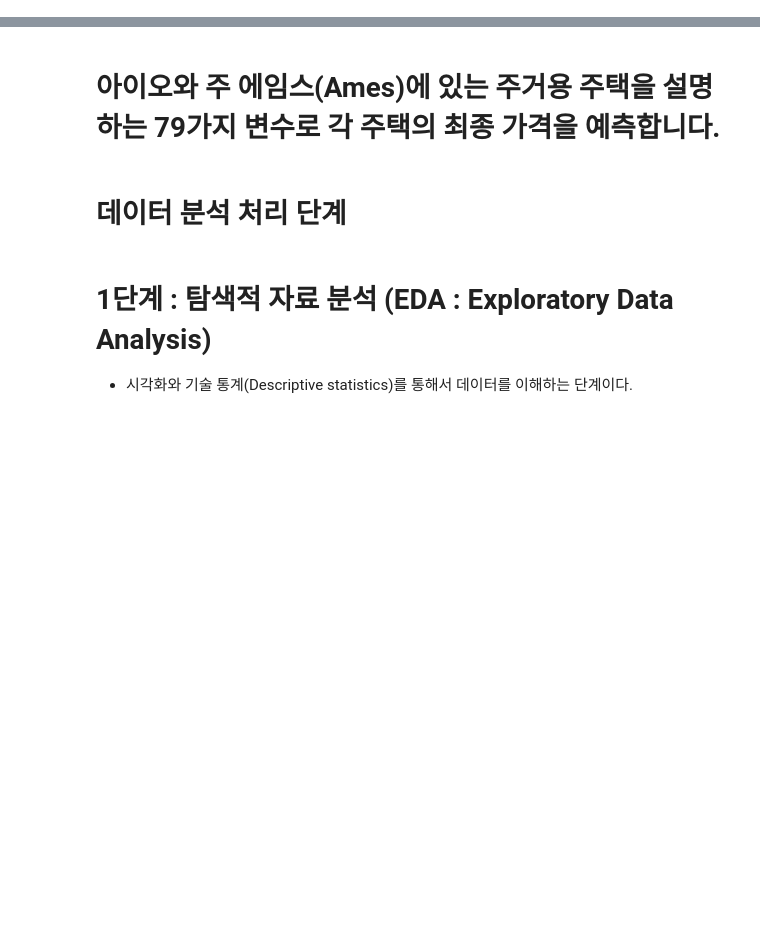
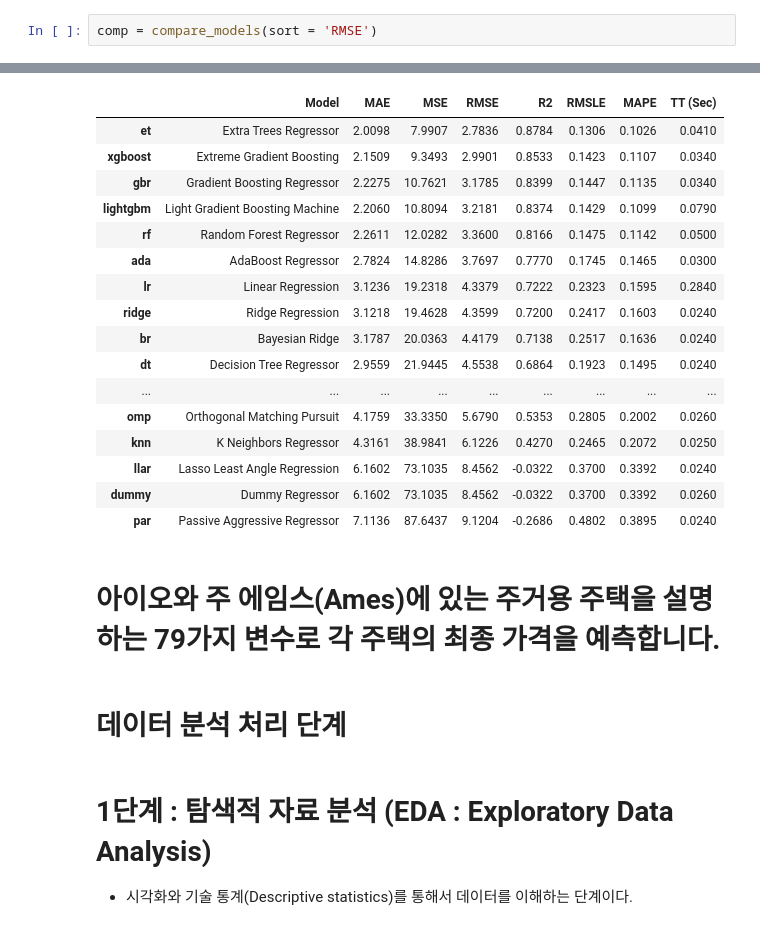
Before and after one commit to zerosum99/nh_lecture, a Jupyter notebook: nhfire-main_final/데이터분석_4교시_주택가격_수치값만 사용_pycaret.ipynb, the cells around one changed output, grey strips where cells are left out. Cells and saved outputs as stored; diff of their text form; blank space fills up the shorter version.

```diff
--- a/nhfire-main_final/데이터분석_4교시_주택가격_수치값만 사용_pycaret.ipynb
+++ b/nhfire-main_final/데이터분석_4교시_주택가격_수치값만 사용_pycaret.ipynb
@@ -0,0 +36,3 @@
+# %%
+comp = compare_models(sort = 'RMSE')
+# %% [output]
@@ -1,3 +40,20 @@
+|  | Model | MAE | MSE | RMSE | R2 | RMSLE | MAPE | TT (Sec) |
+| et | Extra Trees Regressor | 2.0098 | 7.9907 | 2.7836 | 0.8784 | 0.1306 | 0.1026 | 0.0410 |
+| xgboost | Extreme Gradient Boosting | 2.1509 | 9.3493 | 2.9901 | 0.8533 | 0.1423 | 0.1107 | 0.0340 |
+| gbr | Gradient Boosting Regressor | 2.2275 | 10.7621 | 3.1785 | 0.8399 | 0.1447 | 0.1135 | 0.0340 |
+| lightgbm | Light Gradient Boosting Machine | 2.2060 | 10.8094 | 3.2181 | 0.8374 | 0.1429 | 0.1099 | 0.0790 |
+| rf | Random Forest Regressor | 2.2611 | 12.0282 | 3.3600 | 0.8166 | 0.1475 | 0.1142 | 0.0500 |
+| ada | AdaBoost Regressor | 2.7824 | 14.8286 | 3.7697 | 0.7770 | 0.1745 | 0.1465 | 0.0300 |
+| lr | Linear Regression | 3.1236 | 19.2318 | 4.3379 | 0.7222 | 0.2323 | 0.1595 | 0.2840 |
+| ridge | Ridge Regression | 3.1218 | 19.4628 | 4.3599 | 0.7200 | 0.2417 | 0.1603 | 0.0240 |
+| br | Bayesian Ridge | 3.1787 | 20.0363 | 4.4179 | 0.7138 | 0.2517 | 0.1636 | 0.0240 |
+| dt | Decision Tree Regressor | 2.9559 | 21.9445 | 4.5538 | 0.6864 | 0.1923 | 0.1495 | 0.0240 |
+| ... | ... | ... | ... | ... | ... | ... | ... | ... |
+| omp | Orthogonal Matching Pursuit | 4.1759 | 33.3350 | 5.6790 | 0.5353 | 0.2805 | 0.2002 | 0.0260 |
+| knn | K Neighbors Regressor | 4.3161 | 38.9841 | 6.1226 | 0.4270 | 0.2465 | 0.2072 | 0.0250 |
+| llar | Lasso Least Angle Regression | 6.1602 | 73.1035 | 8.4562 | -0.0322 | 0.3700 | 0.3392 | 0.0240 |
+| dummy | Dummy Regressor | 6.1602 | 73.1035 | 8.4562 | -0.0322 | 0.3700 | 0.3392 | 0.0260 |
+| par | Passive Aggressive Regressor | 7.1136 | 87.6437 | 9.1204 | -0.2686 | 0.4802 | 0.3895 | 0.0240 |
 # %% [markdown]
 # 아이오와 주 에임스(Ames)에 있는 주거용 주택을 설명하는 79가지 변수로 각 주택의 최종 가격을 예측합니다.
 # %% [markdown]
```
Also changed, not shown: parts of 8 cells of this notebook.
